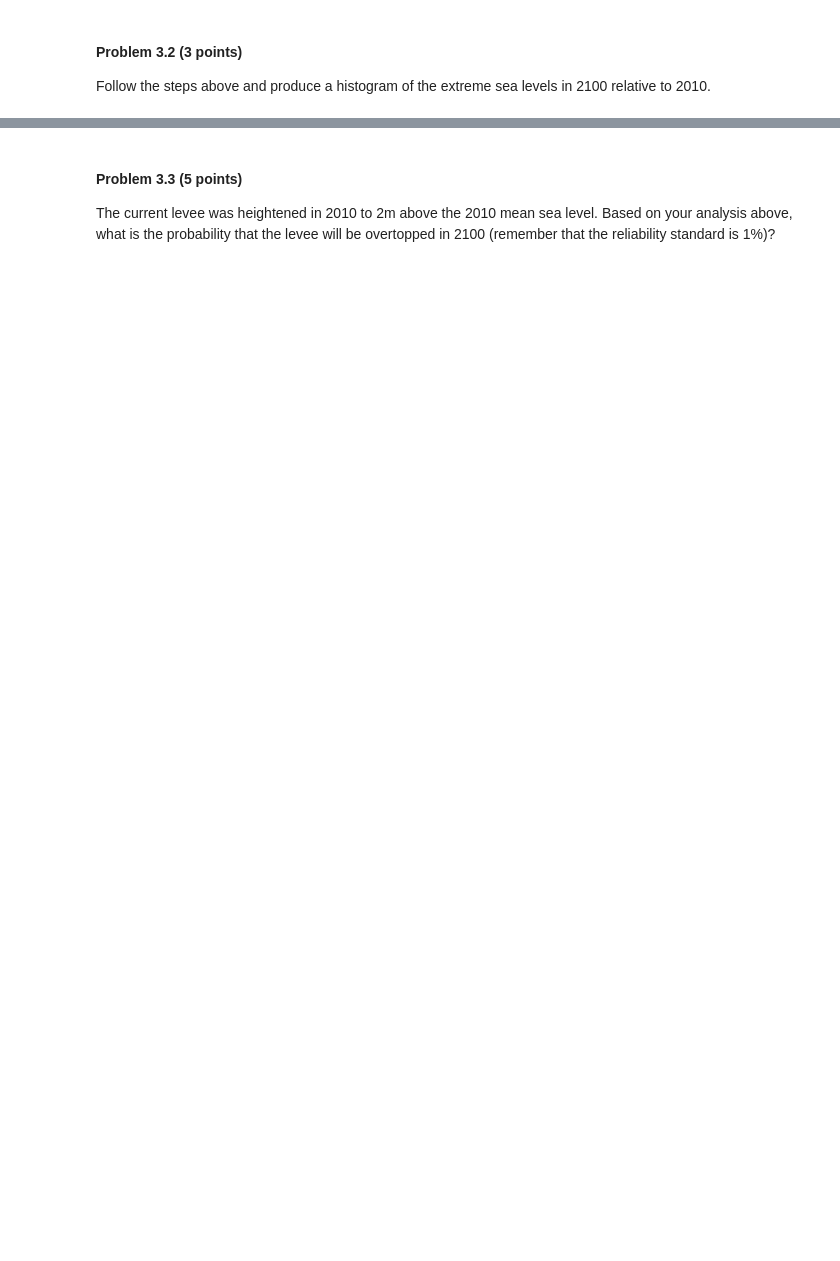
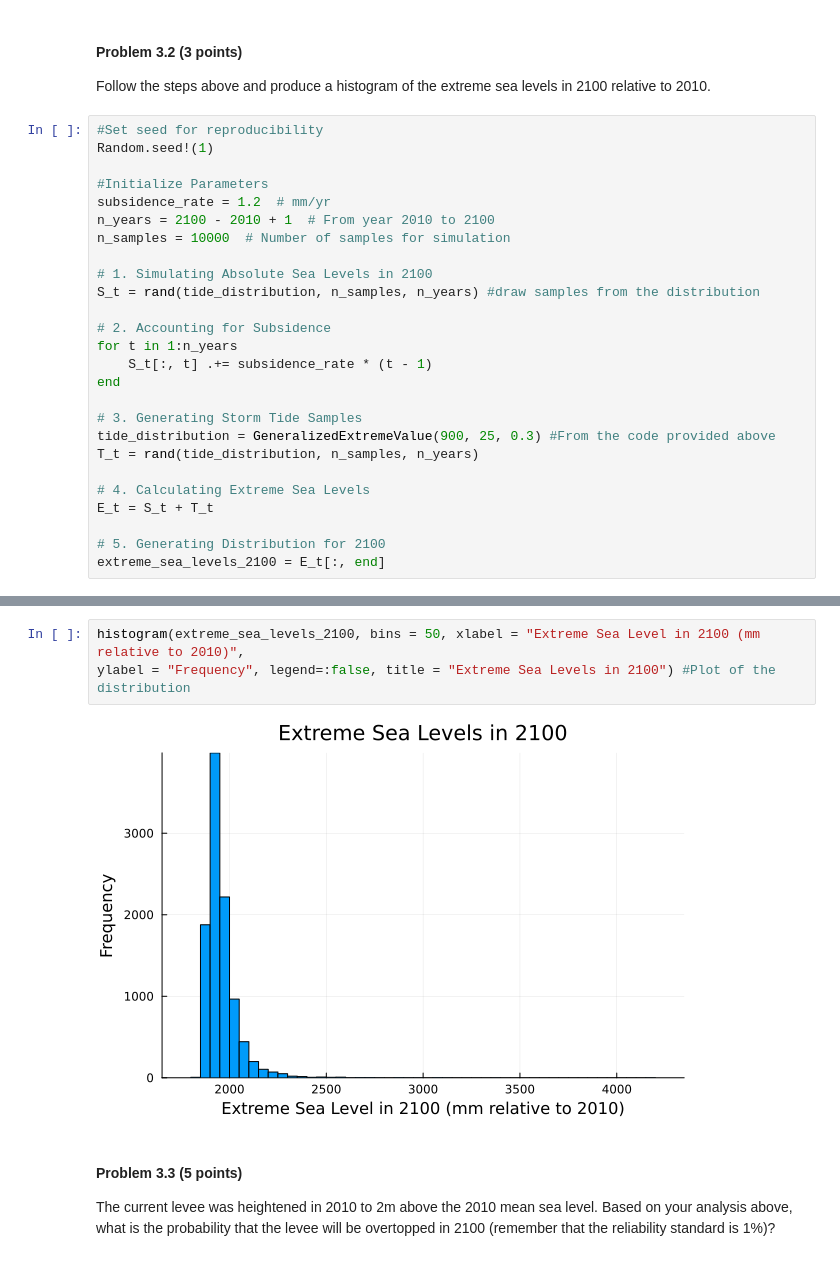
Before and after one commit to BEE4750-FA23/hw3-LesediK01, a Jupyter notebook: hw03.ipynb, the cells around one changed output, grey strips where cells are left out. Saved outputs shown, nothing was run; the diff lists cells and outputs as text; blank space fills up the shorter version.

```diff
--- a/hw03.ipynb
+++ b/hw03.ipynb
@@ -523,3 +516,29 @@ as needed.
 
 Follow the steps above and produce a histogram of the extreme sea levels
 in 2100 relative to 2010.
+# %%
+#Set seed for reproducibility
+Random.seed!(1)
+
+#Initialize Parameters
+subsidence_rate = 1.2  # mm/yr
+n_years = 2100 - 2010 + 1  # From year 2010 to 2100
+n_samples = 10000  # Number of samples for simulation
+
+# 1. Simulating Absolute Sea Levels in 2100
+S_t = rand(tide_distribution, n_samples, n_years) #draw samples from the distribution
+
+# 2. Accounting for Subsidence
+for t in 1:n_years
+    S_t[:, t] .+= subsidence_rate * (t - 1)
+end
+
+# 3. Generating Storm Tide Samples
+tide_distribution = GeneralizedExtremeValue(900, 25, 0.3) #From the code provided above
+T_t = rand(tide_distribution, n_samples, n_years)
+
+# 4. Calculating Extreme Sea Levels
+E_t = S_t + T_t
+
+# 5. Generating Distribution for 2100
+extreme_sea_levels_2100 = E_t[:, end]
@@ -526,3 +563,8 @@ in 2100 relative to 2010.
+# %%
+histogram(extreme_sea_levels_2100, bins = 50, xlabel = "Extreme Sea Level in 2100 (mm relative to 2010)",
+ylabel = "Frequency", legend=:false, title = "Extreme Sea Levels in 2100") #Plot of the distribution
+# %% [output]
+[figure, added]
 # %% [markdown]
 #### Problem 3.3 (5 points)
 
```
Also changed, not shown: parts of 21 cells of this notebook.
